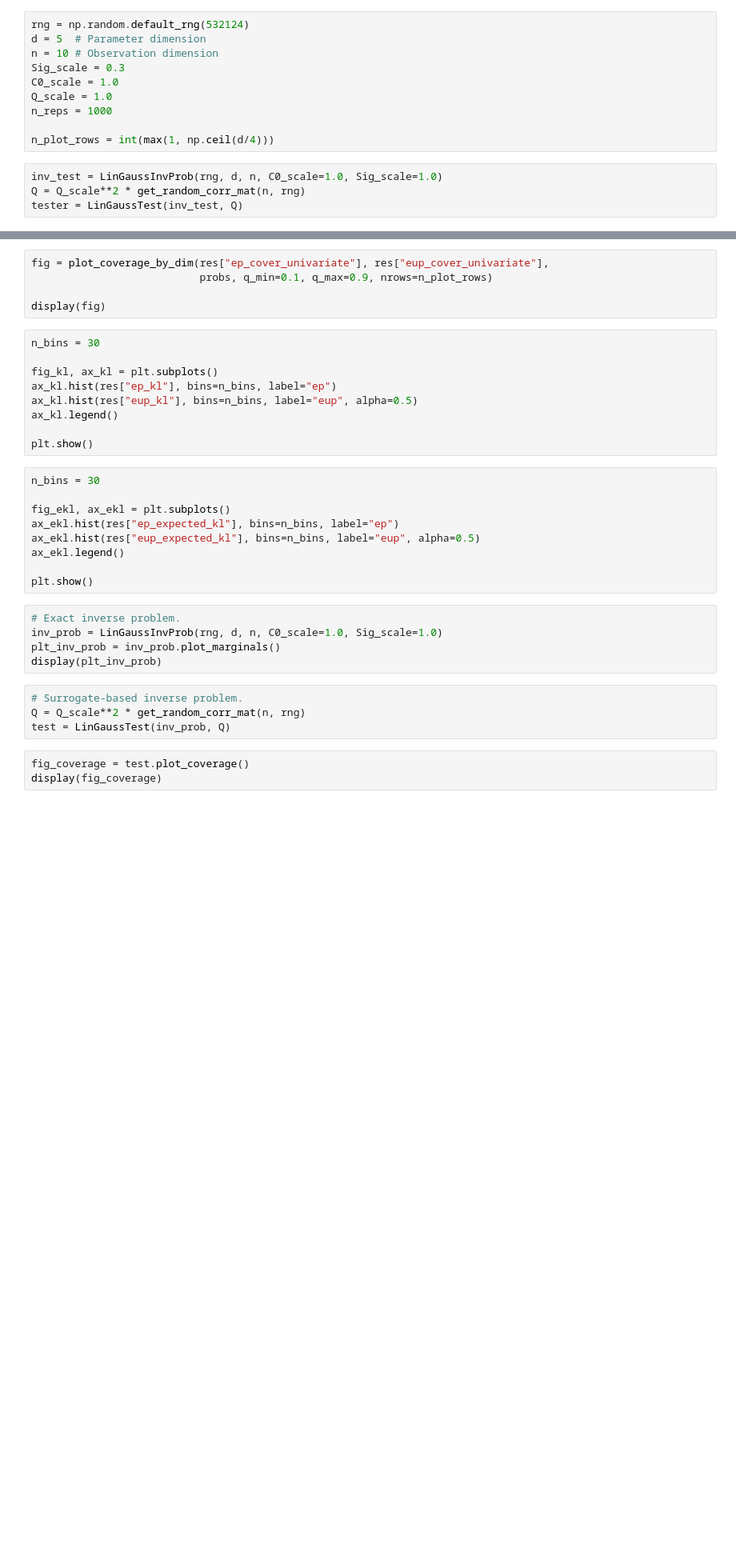
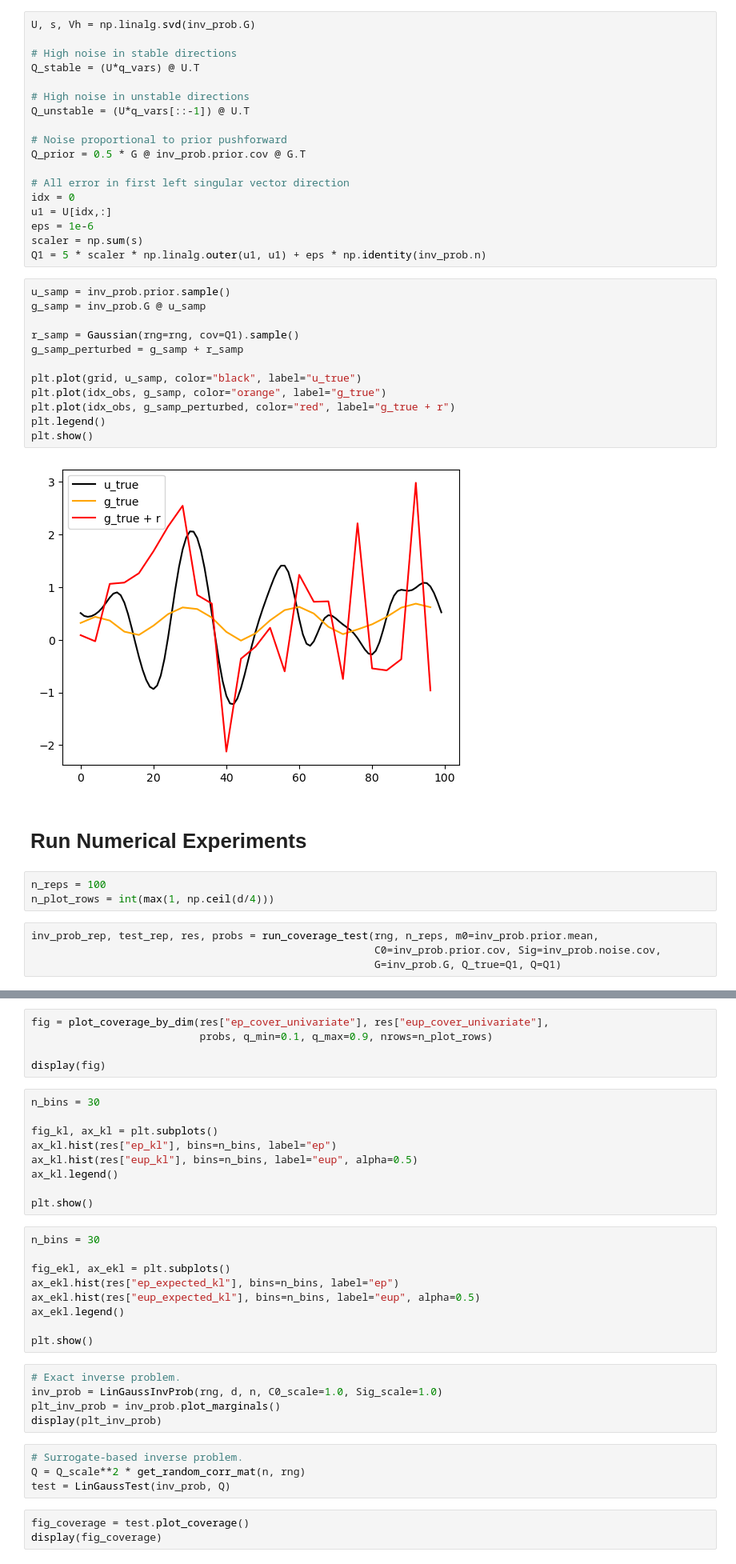
Before and after one commit to arob5/Bayesian-inference-with-surrogates, a Jupyter notebook: experiments/linear_Gaussian/linear_Gaussian_experiment.ipynb, the cells around one changed output, grey strips where cells are left out. Shown at 80% size. Drawn from its saved outputs; the diff is of its cells as text; blank space fills up the shorter version.

```diff
--- a/experiments/linear_Gaussian/linear_Gaussian_experiment.ipynb
+++ b/experiments/linear_Gaussian/linear_Gaussian_experiment.ipynb
@@ -12,14 +156,41 @@ from modmcmc.kernels import MarkovKernel, GaussMetropolisKernel, DiscretePCNKern
+# %%
+U, s, Vh = np.linalg.svd(inv_prob.G)
+
+# High noise in stable directions
+Q_stable = (U*q_vars) @ U.T
+
+# High noise in unstable directions
+Q_unstable = (U*q_vars[::-1]) @ U.T
+
+# Noise proportional to prior pushforward
+Q_prior = 0.5 * G @ inv_prob.prior.cov @ G.T
+
+# All error in first left singular vector direction
+idx = 0
+u1 = U[idx,:]
+eps = 1e-6
+scaler = np.sum(s)
+Q1 = 5 * scaler * np.linalg.outer(u1, u1) + eps * np.identity(inv_prob.n)
+# %%
+u_samp = inv_prob.prior.sample()
+g_samp = inv_prob.G @ u_samp
+
+r_samp = Gaussian(rng=rng, cov=Q1).sample()
+g_samp_perturbed = g_samp + r_samp
+
+plt.plot(grid, u_samp, color="black", label="u_true")
+plt.plot(idx_obs, g_samp, color="orange", label="g_true")
+plt.plot(idx_obs, g_samp_perturbed, color="red", label="g_true + r")
+plt.legend()
+plt.show()
+# %% [output]
+[figure, added]
+# %% [markdown]
+# Run Numerical Experiments
 # %%
-rng = np.random.default_rng(532124)
-d = 5  # Parameter dimension
-n = 10 # Observation dimension
-Sig_scale = 0.3
-C0_scale = 1.0
-Q_scale = 1.0
-n_reps = 1000
-
+n_reps = 100
 n_plot_rows = int(max(1, np.ceil(d/4)))
-# %%
-inv_test = LinGaussInvProb(rng, d, n, C0_scale=1.0, Sig_scale=1.0)
-Q = Q_scale**2 * get_random_corr_mat(n, rng)
-tester = LinGaussTest(inv_test, Q)
+# %%
+inv_prob_rep, test_rep, res, probs = run_coverage_test(rng, n_reps, m0=inv_prob.prior.mean,
+                                                       C0=inv_prob.prior.cov, Sig=inv_prob.noise.cov,
+                                                       G=inv_prob.G, Q_true=Q1, Q=Q1)
```
Also changed, not shown: parts of 15 cells of this notebook, 10 other files.
